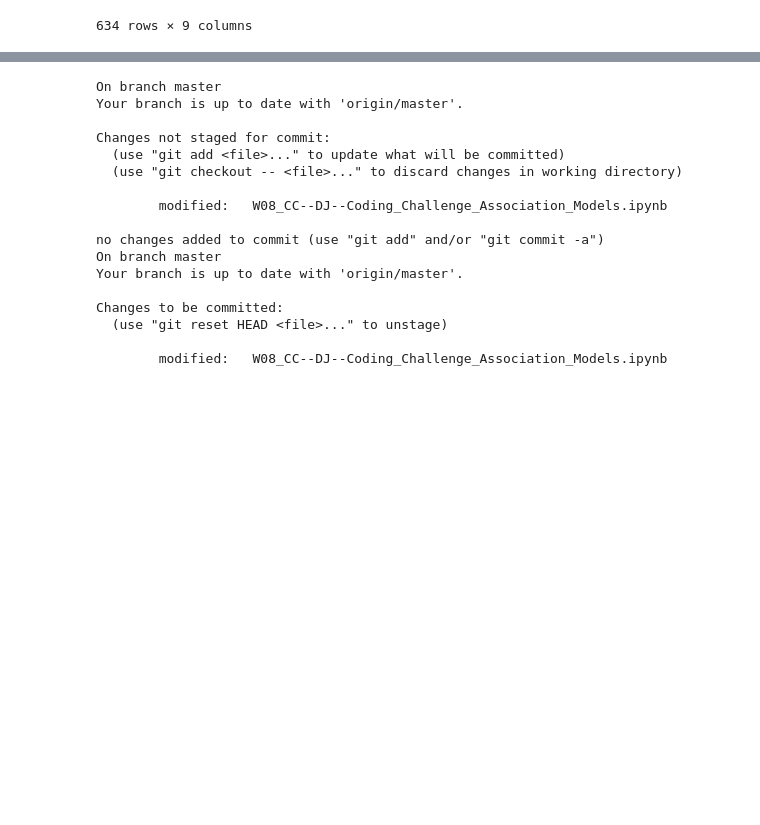
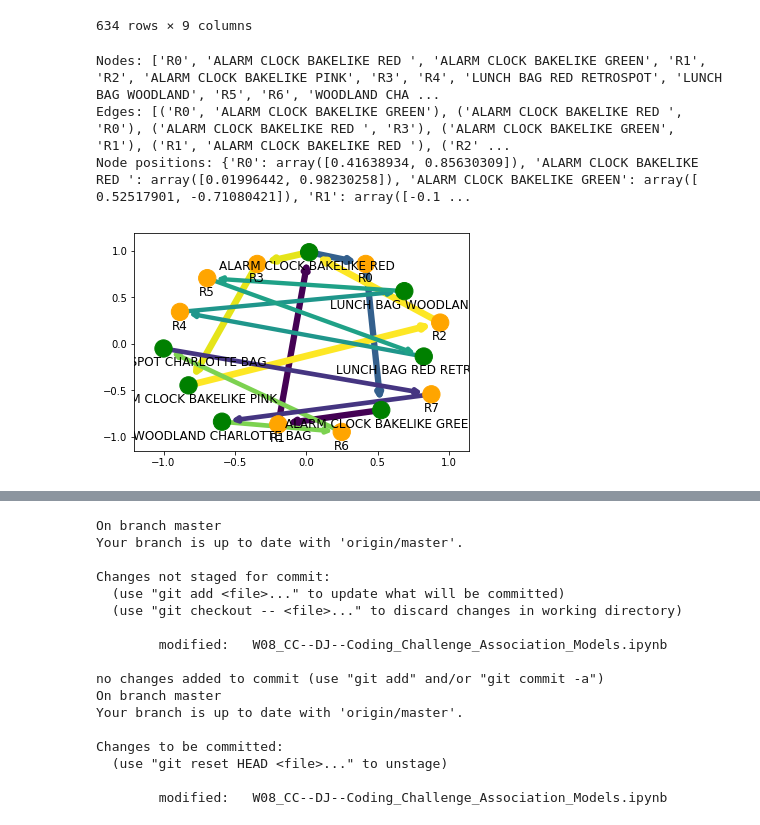
Before and after one commit to schwaaweb/aimlds1_08-UnsupervisedLearning, a Jupyter notebook: W08_CC--DJ--Coding_Challenge_Association_Models.ipynb, the cells around one changed output, grey strips where cells are left out. Saved outputs shown, nothing was run; the diff lists cells and outputs as text; code cells hidden in the pictures; blank space fills up the shorter version.

```diff
--- a/W08_CC--DJ--Coding_Challenge_Association_Models.ipynb
+++ b/W08_CC--DJ--Coding_Challenge_Association_Models.ipynb
@@ -352,0 +403,26 @@ belgium_tpr
+# %%
+def analyze_country(country, min_support=0.10, lift_threshold=4):
+  """Run associaton rule analysis for a given country."""
+  transactions_per_row = df[df['Country'] == country].pivot_table(
+      index='InvoiceNo', columns='Description', values='Quantity',
+      aggfunc='sum', fill_value=0)
+  # Let's get rid of postage, it's not really a product
+  transactions_per_row.drop('POSTAGE', inplace=True, axis=1)
+  # Last bit of cleaning - we only care if a transaction includes an item or not
+  purchase_sets = transactions_per_row.applymap(
+      lambda quantity: 1 if quantity >= 1 else 0)
+  # Time for Apriori!
+  # Calculate support (indication of how frequently itemset appears in data)
+  # and confidence (indication of how often a rule is true)
+  frequent_itemsets = apriori(purchase_sets, min_support=min_support,
+                              use_colnames=True)
+  associationrules = association_rules(frequent_itemsets, metric='lift',
+                                       min_threshold=lift_threshold)
+  draw_association_graph(associationrules, associationrules.shape[0])
+# %%
+analyze_country('Belgium', min_support=0.08)
+# %% [output]
+Nodes: ['R0', 'ALARM CLOCK BAKELIKE RED ', 'ALARM CLOCK BAKELIKE GREEN', 'R1', 'R2', 'ALARM CLOCK BAKELIKE PINK', 'R3', 'R4', 'LUNCH BAG RED RETROSPOT', 'LUNCH BAG WOODLAND', 'R5', 'R6', 'WOODLAND CHA ...
+Edges: [('R0', 'ALARM CLOCK BAKELIKE GREEN'), ('ALARM CLOCK BAKELIKE RED ', 'R0'), ('ALARM CLOCK BAKELIKE RED ', 'R3'), ('ALARM CLOCK BAKELIKE GREEN', 'R1'), ('R1', 'ALARM CLOCK BAKELIKE RED '), ('R2' ...
+Node positions: {'R0': array([0.41638934, 0.85630309]), 'ALARM CLOCK BAKELIKE RED ': array([0.01996442, 0.98230258]), 'ALARM CLOCK BAKELIKE GREEN': array([ 0.52517901, -0.71080421]), 'R1': array([-0.1 ...
+[figure, added]
```
Also changed, not shown: parts of 4 cells of this notebook, 1 other file.
